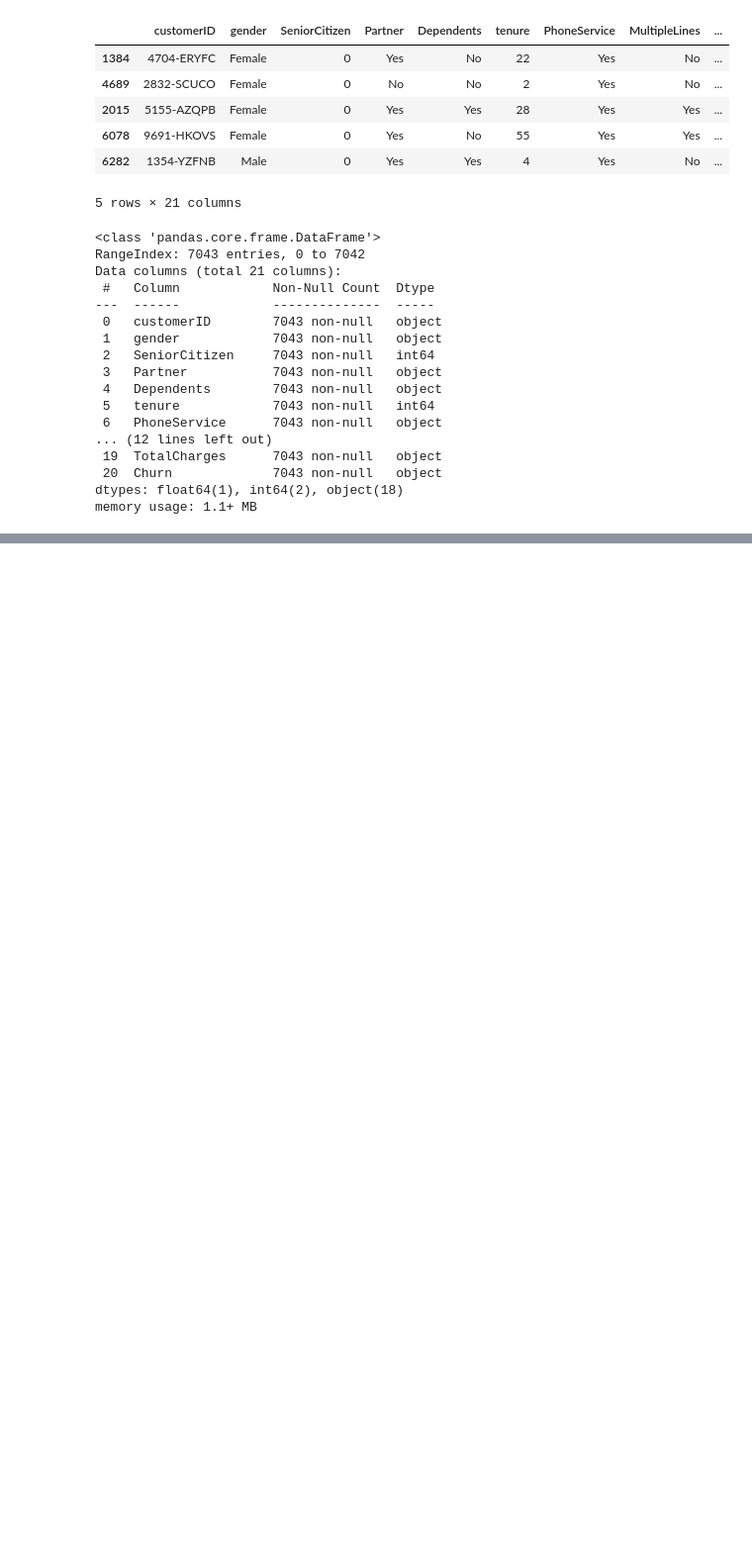
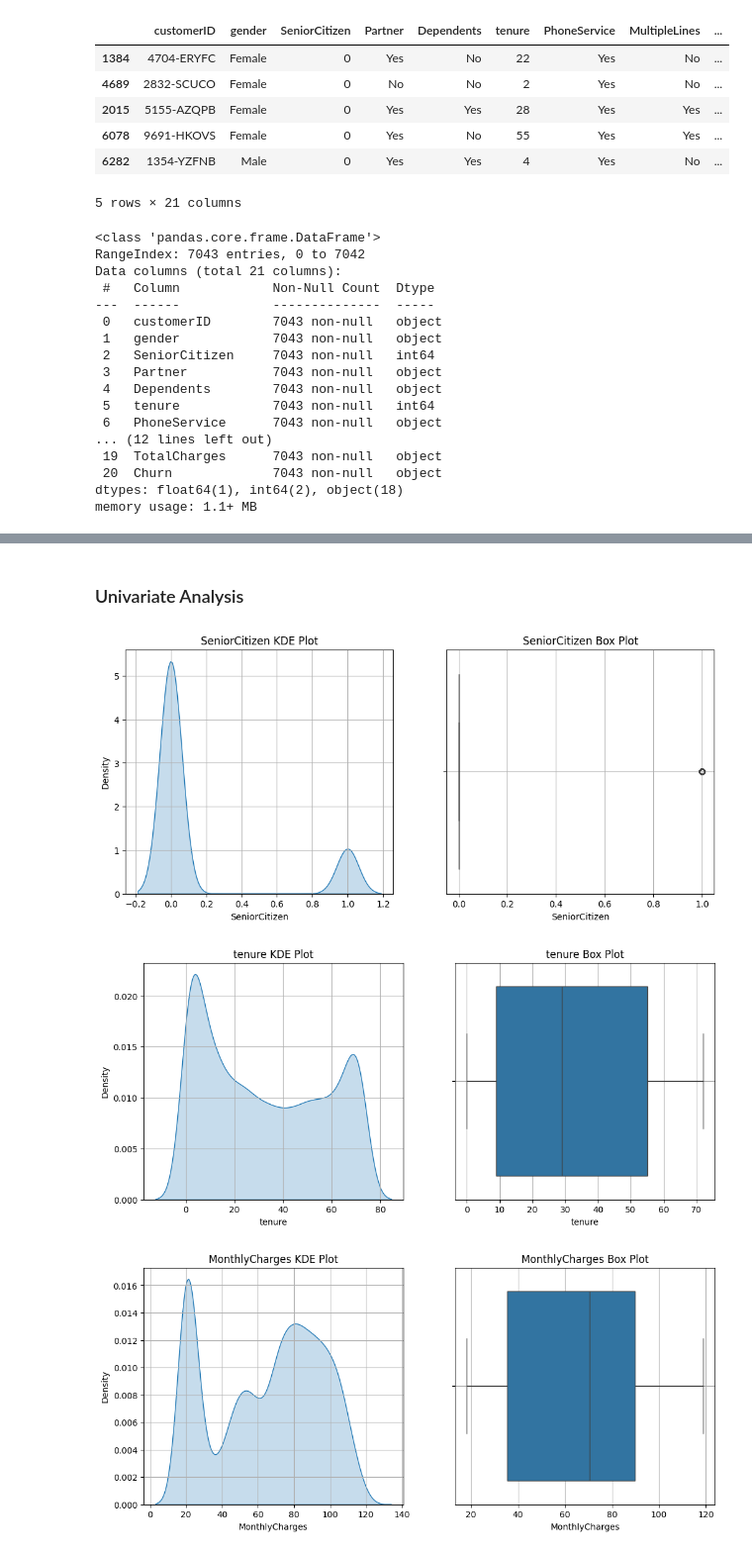
Before and after one commit to Priyanshu-Upadhyay-27/end-to-end-churn-ml, a Jupyter notebook: notebooks/EDA-Churn.ipynb, the cells around one changed output, grey strips where cells are left out. Shown at 99% size. Drawn from its saved outputs; the diff is of its cells as text; code cells hidden in the pictures; blank space fills up the shorter version.

Commit message:
Finished numerical Univariate Analysis of dataset

```diff
--- a/notebooks/EDA-Churn.ipynb
+++ b/notebooks/EDA-Churn.ipynb
@@ -51,0 +85,19 @@ memory usage: 1.1+ MB
+# %%
+num_features = cf.select_dtypes(include=['int64', 'float64']).columns
+cat_features = cf.select_dtypes(include=['object', 'category']).columns
+# %% [markdown]
+### Univariate Analysis
+# %%
+for i in num_features:
+    fig, axes = plt.subplots(1, 2, figsize=(12, 5))
+    sns.kdeplot(x = cf[i], data = cf,fill = True, ax=axes[0])
+    axes[0].set_title(f"{i} KDE Plot")
+    axes[0].grid(True)
+
+    sns.boxplot(x = cf[i], data = cf, ax=axes[1])
+    axes[1].set_title(f"{i} Box Plot")
+    axes[1].grid(True)
+# %% [output]
+[figure, added]
+[figure, added]
+[figure, added]
```
Also changed, not shown: parts of 5 cells of this notebook.
